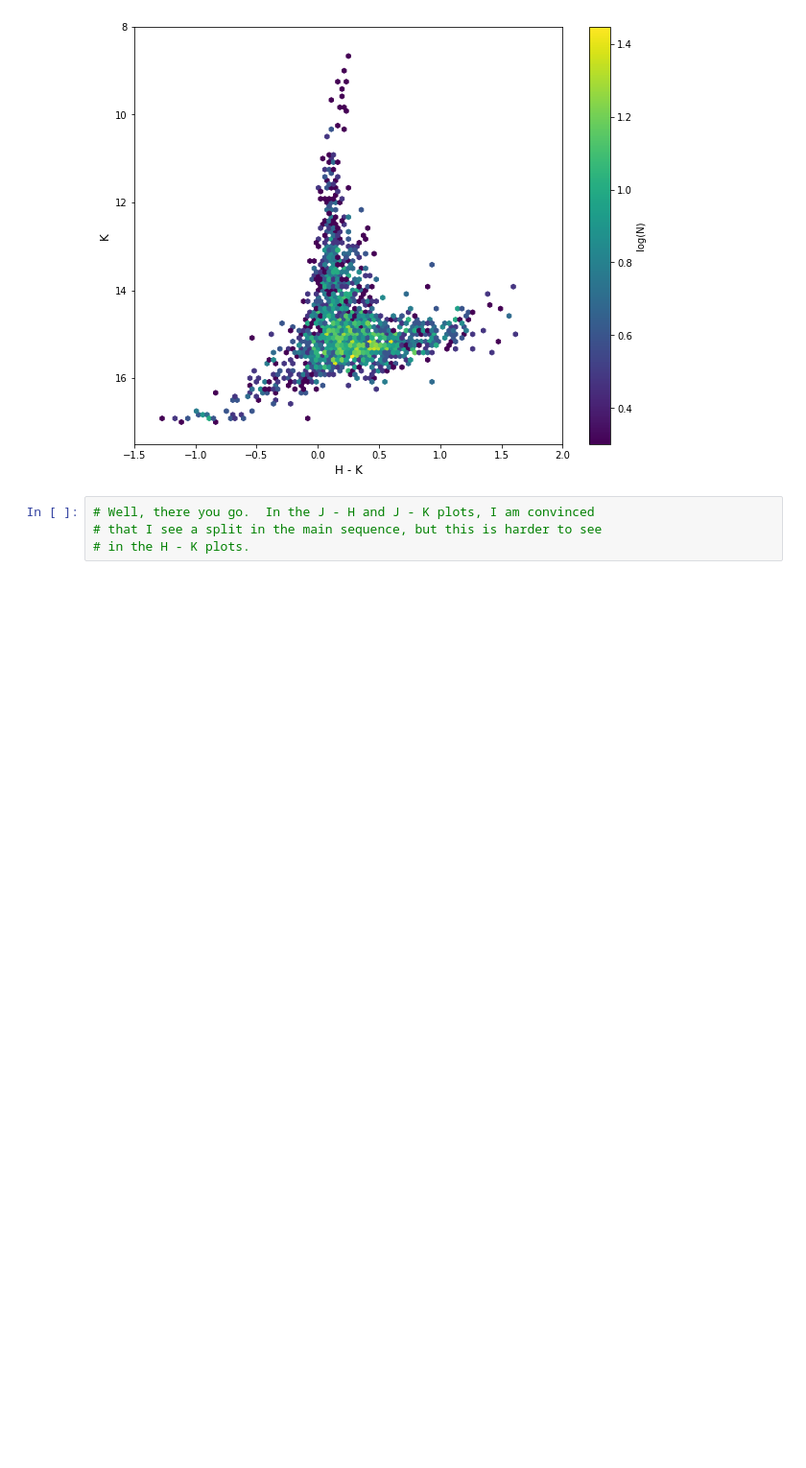
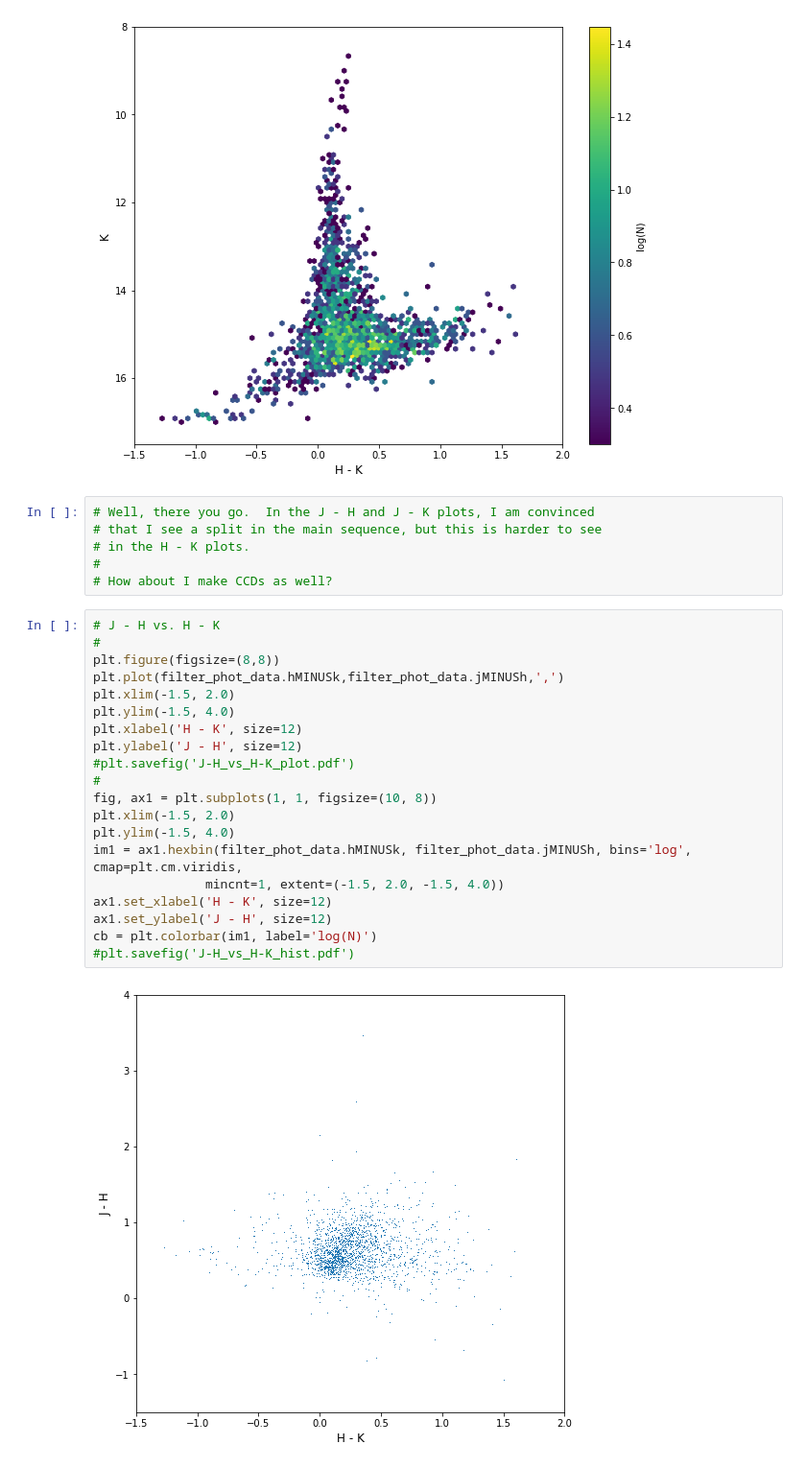
Before and after one commit to alechirschauer/SASP, a Jupyter notebook: CMD_29May2018.ipynb, the cells around one changed output. Shown: that part at 96% size. Cells and saved outputs as stored; diff of their text form; blank space fills up the shorter version.

```diff
--- a/CMD_29May2018.ipynb
+++ b/CMD_29May2018.ipynb
@@ -211,3 +211,27 @@ cb = plt.colorbar(im1, label='log(N)')
 # Well, there you go.  In the J - H and J - K plots, I am convinced
 # that I see a split in the main sequence, but this is harder to see
 # in the H - K plots.
+#
+# How about I make CCDs as well?
+# %%
+# J - H vs. H - K
+#
+plt.figure(figsize=(8,8))
+plt.plot(filter_phot_data.hMINUSk,filter_phot_data.jMINUSh,',')
+plt.xlim(-1.5, 2.0)
+plt.ylim(-1.5, 4.0)
+plt.xlabel('H - K', size=12)
+plt.ylabel('J - H', size=12)
+#plt.savefig('J-H_vs_H-K_plot.pdf')
+#
+fig, ax1 = plt.subplots(1, 1, figsize=(10, 8))
+plt.xlim(-1.5, 2.0)
+plt.ylim(-1.5, 4.0)
+im1 = ax1.hexbin(filter_phot_data.hMINUSk, filter_phot_data.jMINUSh, bins='log', cmap=plt.cm.viridis,
+               mincnt=1, extent=(-1.5, 2.0, -1.5, 4.0))
+ax1.set_xlabel('H - K', size=12)
+ax1.set_ylabel('J - H', size=12)
+cb = plt.colorbar(im1, label='log(N)')
+#plt.savefig('J-H_vs_H-K_hist.pdf')
+# %% [output]
+[figure, added]
```
Also changed, not shown: parts of 3 cells of this notebook.
